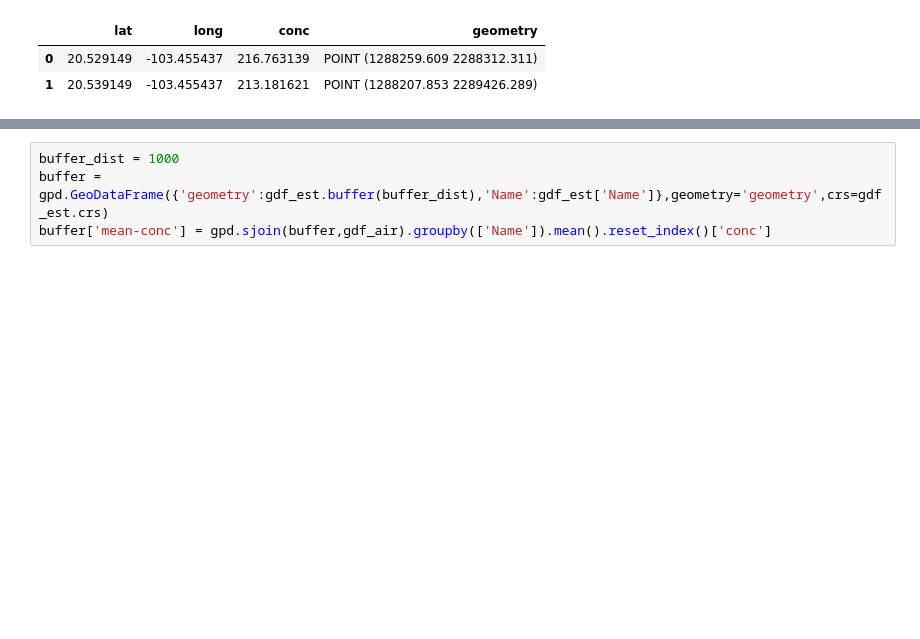
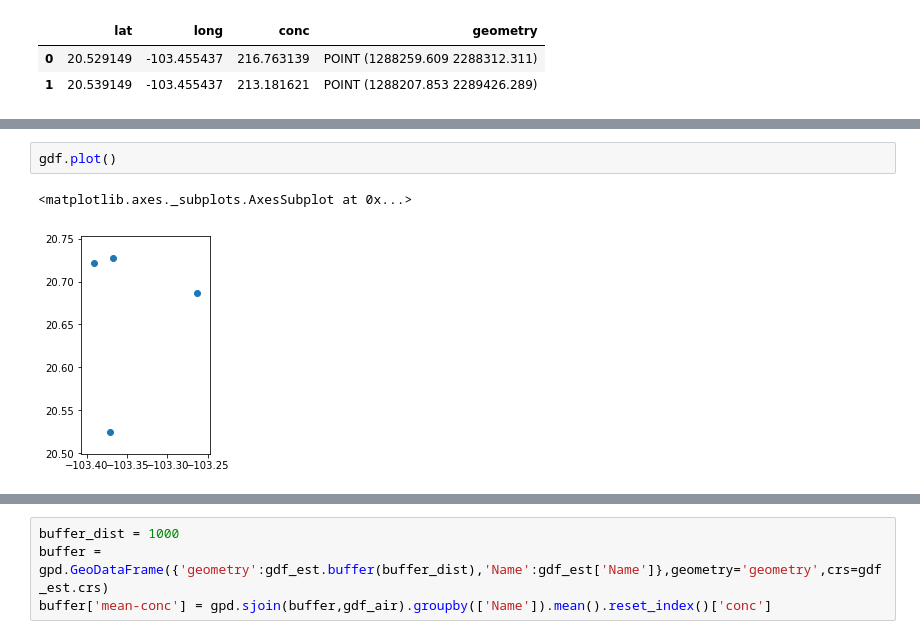
Before and after one commit to lac-analytics/gdlaire, a Jupyter notebook: notebooks/01-Estaciones-catch-area.ipynb, the cells around one changed output, grey strips where cells are left out. Cells and saved outputs as stored; diff of their text form; blank space fills up the shorter version.

```diff
--- a/notebooks/01-Estaciones-catch-area.ipynb
+++ b/notebooks/01-Estaciones-catch-area.ipynb
@@ -39 +85,6 @@ edges.head(2)
+# %%
+gdf.plot()
+# %% [output]
+<matplotlib.axes._subplots.AxesSubplot at 0x...>
+[figure, added]
 # %%
```
Also changed, not shown: parts of 13 cells of this notebook, 9 other files.
